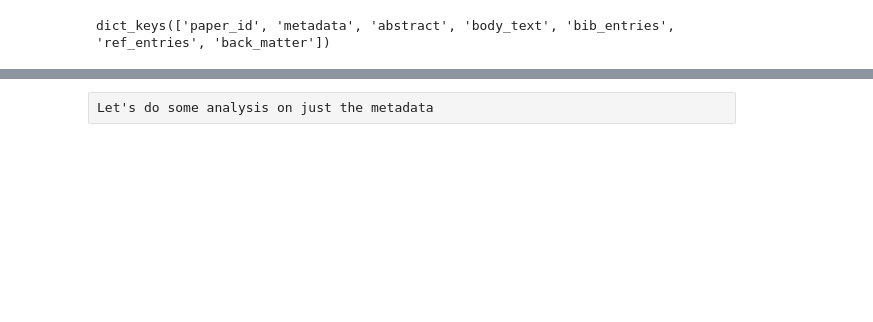
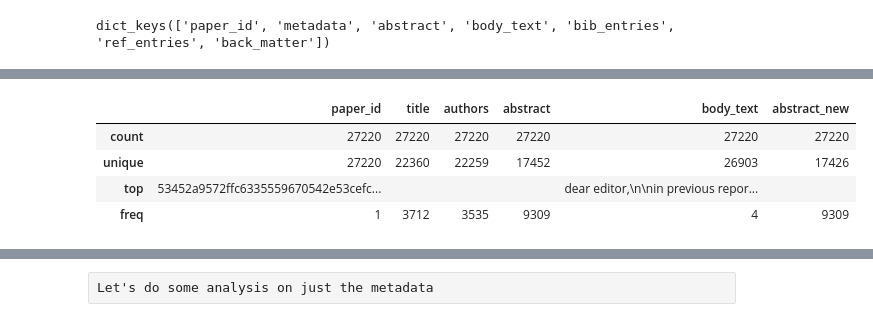
Before and after one commit to rtg901111/Corona-NLP-Project, a Jupyter notebook: Project.ipynb, the cells around one changed output, grey strips where cells are left out. Saved outputs shown, nothing was run; the diff lists cells and outputs as text; code cells hidden in the pictures; blank space fills up the shorter version.

```diff
--- a/Project.ipynb
+++ b/Project.ipynb
@@ -191,0 +217,8 @@ folders = ['biorxiv_medrxiv','comm_use_subset','custom_license','noncomm_use_sub
+# %%
+custom.describe()
+# %% [output]
+|  | paper_id | title | authors | abstract | body_text | abstract_new |
+| count | 27220 | 27220 | 27220 | 27220 | 27220 | 27220 |
+| unique | 27220 | 22360 | 22259 | 17452 | 26903 | 17426 |
+| top | 53452a9572ffc6335559670542e53cefc... |  |  |  | dear editor,\n\nin previous repor... |  |
+| freq | 1 | 3712 | 3535 | 9309 | 4 | 9309 |
```
Also changed, not shown: parts of 31 cells of this notebook.
